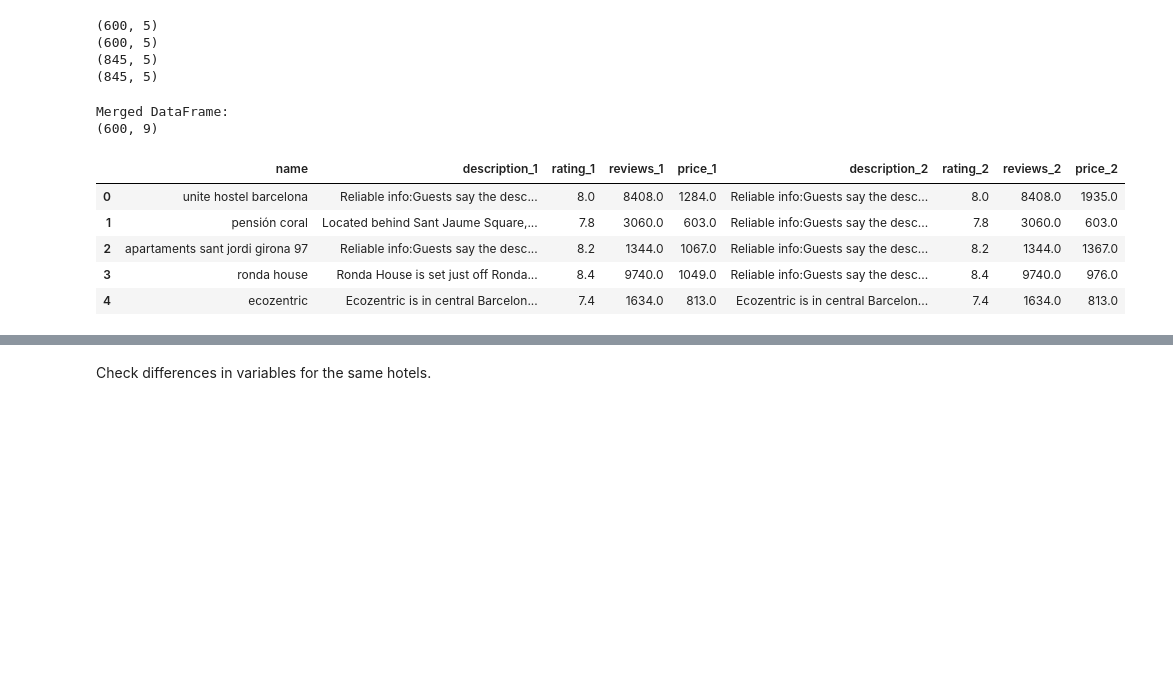
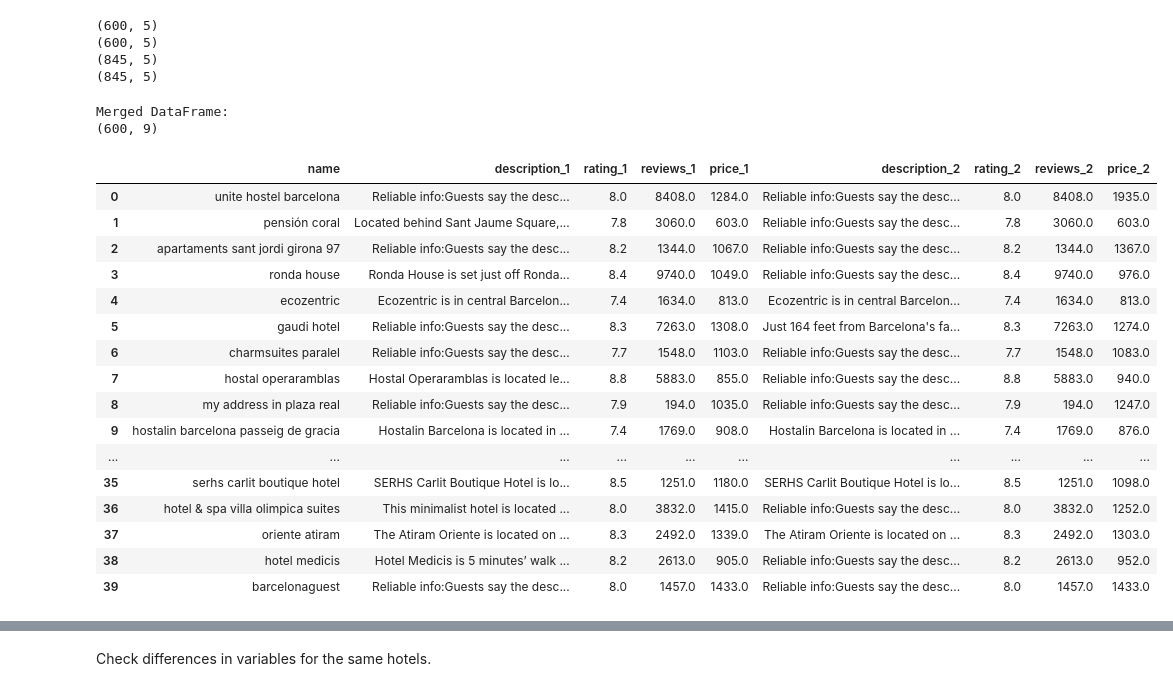
Before and after one commit to DenisProcyon/ITM_project_one, a Jupyter notebook: project.ipynb, the cells around one changed output, grey strips where cells are left out. Drawn from its saved outputs; the diff is of its cells as text; code cells hidden in the pictures; blank space fills up the shorter version.

```diff
--- a/project.ipynb
+++ b/project.ipynb
@@ -49,31 +50,42 @@ print(df_L_2_common.shape)
 # %%
 # merge Barcelona
 
 # Standardize the 'name' column: strip whitespace and convert to lowercase
 df_B_1_common['name'] = df_B_1_common['name'].str.strip().str.lower()
 df_B_2_common['name'] = df_B_2_common['name'].str.strip().str.lower()
 
 # Merge on 'name' with suffixes to differentiate columns
 merged_df_B = pd.merge(
     df_B_1_common,
     df_B_2_common,
     on='name',
     how='inner',
     suffixes=('_1', '_2')
 )
 
 print("Merged DataFrame:")
 print(merged_df_B.shape)
-merged_df_B.head()
+merged_df_B.head(40)
 # %% [output]
 Merged DataFrame:
 (600, 9)
 |  | name | description_1 | rating_1 | reviews_1 | price_1 | description_2 | rating_2 | reviews_2 | price_2 |
 | 0 | unite hostel barcelona | Reliable info:Guests say the desc... | 8.0 | 8408.0 | 1284.0 | Reliable info:Guests say the desc... | 8.0 | 8408.0 | 1935.0 |
 | 1 | pensión coral | Located behind Sant Jaume Square,... | 7.8 | 3060.0 | 603.0 | Reliable info:Guests say the desc... | 7.8 | 3060.0 | 603.0 |
 | 2 | apartaments sant jordi girona 97 | Reliable info:Guests say the desc... | 8.2 | 1344.0 | 1067.0 | Reliable info:Guests say the desc... | 8.2 | 1344.0 | 1367.0 |
 | 3 | ronda house | Ronda House is set just off Ronda... | 8.4 | 9740.0 | 1049.0 | Reliable info:Guests say the desc... | 8.4 | 9740.0 | 976.0 |
 | 4 | ecozentric | Ecozentric is in central Barcelon... | 7.4 | 1634.0 | 813.0 | Ecozentric is in central Barcelon... | 7.4 | 1634.0 | 813.0 |
+| 5 | gaudi hotel | Reliable info:Guests say the desc... | 8.3 | 7263.0 | 1308.0 | Just 164 feet from Barcelona's fa... | 8.3 | 7263.0 | 1274.0 |
+| 6 | charmsuites paralel | Reliable info:Guests say the desc... | 7.7 | 1548.0 | 1103.0 | Reliable info:Guests say the desc... | 7.7 | 1548.0 | 1083.0 |
+| 7 | hostal operaramblas | Hostal Operaramblas is located le... | 8.8 | 5883.0 | 855.0 | Reliable info:Guests say the desc... | 8.8 | 5883.0 | 940.0 |
+| 8 | my address in plaza real | Reliable info:Guests say the desc... | 7.9 | 194.0 | 1035.0 | Reliable info:Guests say the desc... | 7.9 | 194.0 | 1247.0 |
+| 9 | hostalin barcelona passeig de gracia | Hostalin Barcelona is located in ... | 7.4 | 1769.0 | 908.0 | Hostalin Barcelona is located in ... | 7.4 | 1769.0 | 876.0 |
+| ... | ... | ... | ... | ... | ... | ... | ... | ... | ... |
+| 35 | serhs carlit boutique hotel | SERHS Carlit Boutique Hotel is lo... | 8.5 | 1251.0 | 1180.0 | SERHS Carlit Boutique Hotel is lo... | 8.5 | 1251.0 | 1098.0 |
+| 36 | hotel & spa villa olimpica suites | This minimalist hotel is located ... | 8.0 | 3832.0 | 1415.0 | Reliable info:Guests say the desc... | 8.0 | 3832.0 | 1252.0 |
+| 37 | oriente atiram | The Atiram Oriente is located on ... | 8.3 | 2492.0 | 1339.0 | The Atiram Oriente is located on ... | 8.3 | 2492.0 | 1303.0 |
+| 38 | hotel medicis | Hotel Medicis is 5 minutes’ walk ... | 8.2 | 2613.0 | 905.0 | Reliable info:Guests say the desc... | 8.2 | 2613.0 | 952.0 |
+| 39 | barcelonaguest | Reliable info:Guests say the desc... | 8.0 | 1457.0 | 1433.0 | Reliable info:Guests say the desc... | 8.0 | 1457.0 | 1433.0 |
 # %%
 # merge Lisboa
 
```
Also changed, not shown: parts of 28 cells of this notebook.
